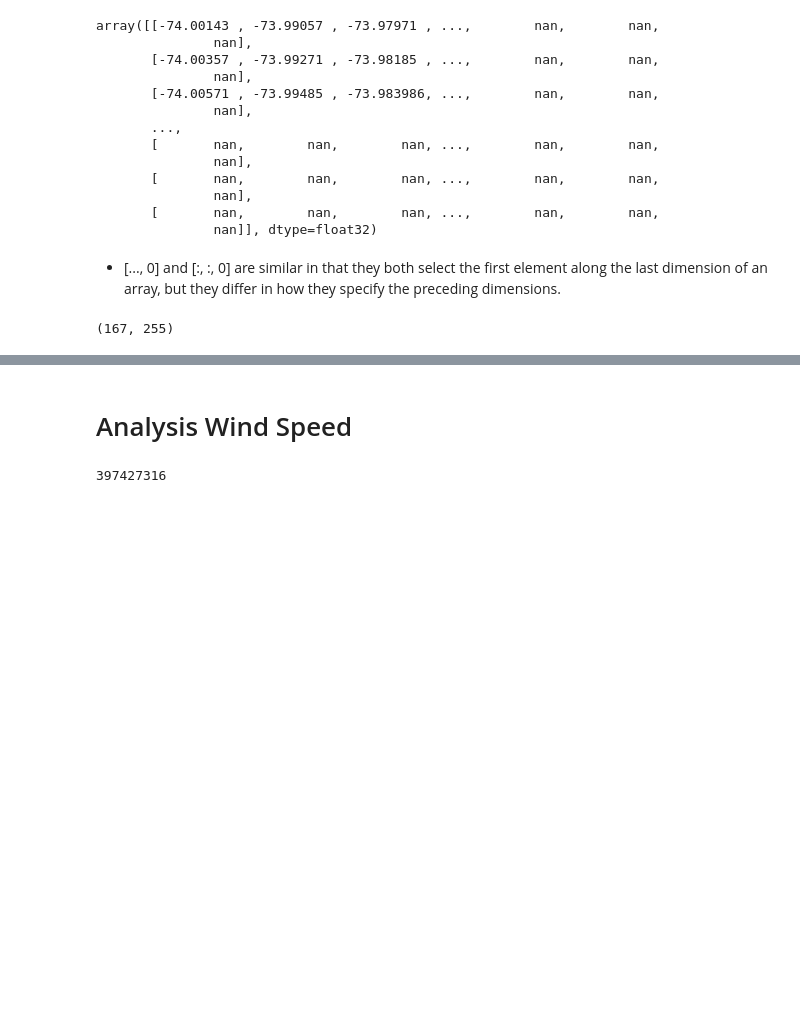
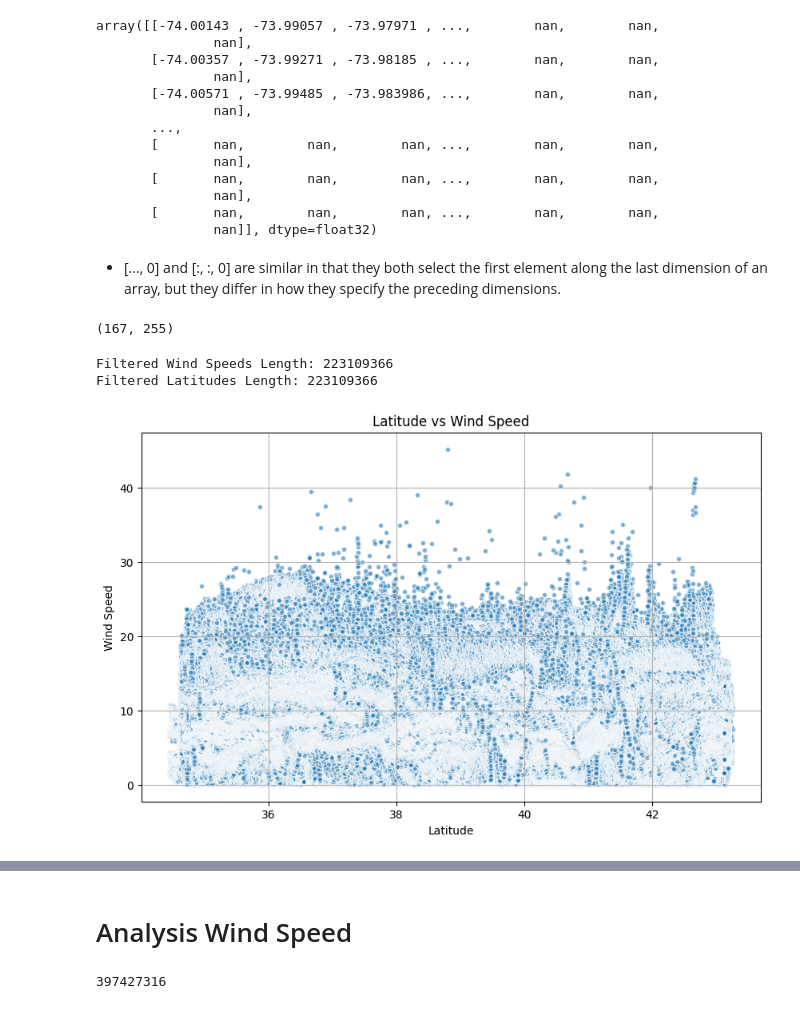
Before and after one commit to noriegamonsc1/Offshore-Wind-Research-2024-2025, a Jupyter notebook: notebooks/data_exploration/Numpy_arrays_Unsupervised_ML.ipynb, the cells around one changed output, grey strips where cells are left out. Cells and saved outputs as stored; diff of their text form; code cells hidden in the pictures; blank space fills up the shorter version.

Commit message:
added edits in the notebook - speed vs latitude

```diff
--- a/notebooks/data_exploration/Numpy_arrays_Unsupervised_ML.ipynb
+++ b/notebooks/data_exploration/Numpy_arrays_Unsupervised_ML.ipynb
@@ -129,3 +105,32 @@ for wind_speed, wind_direction, latitude, longitude in all_arrays:
 print(valid_data_masks[0].shape)  # Should match original wind_speed shape
 # %% [output]
 (167, 255)
+# %%
+import numpy as np
+import matplotlib.pyplot as plt
+
+# Assuming padded_data is already defined and populated
+# Extract and flatten the wind speed and latitude data
+all_wind_speeds = np.concatenate([arr[..., 0].flatten() for arr in padded_data])
+all_latitudes = np.concatenate([arr[..., 2].flatten() for arr in padded_data])
+
+# Filter out NaN values in wind speed
+filtered_wnd_speed = all_wind_speeds[~np.isnan(all_wind_speeds)]
+filtered_latitudes = all_latitudes[~np.isnan(all_wind_speeds)]
+
+# Check the lengths of the filtered arrays
+print(f"Filtered Wind Speeds Length: {len(filtered_wnd_speed)}")
+print(f"Filtered Latitudes Length: {len(filtered_latitudes)}")
+
+# Create a scatter plot
+plt.figure(figsize=(10, 6))
+plt.scatter(filtered_latitudes, filtered_wnd_speed, alpha=0.6, edgecolors='w', s=20)
+plt.title('Latitude vs Wind Speed')
+plt.xlabel('Latitude')
+plt.ylabel('Wind Speed')
+plt.grid(True)
+plt.show()
+# %% [output]
+Filtered Wind Speeds Length: 223109366
+Filtered Latitudes Length: 223109366
+[figure, added]
```
Also changed, not shown: parts of 7 cells of this notebook.
